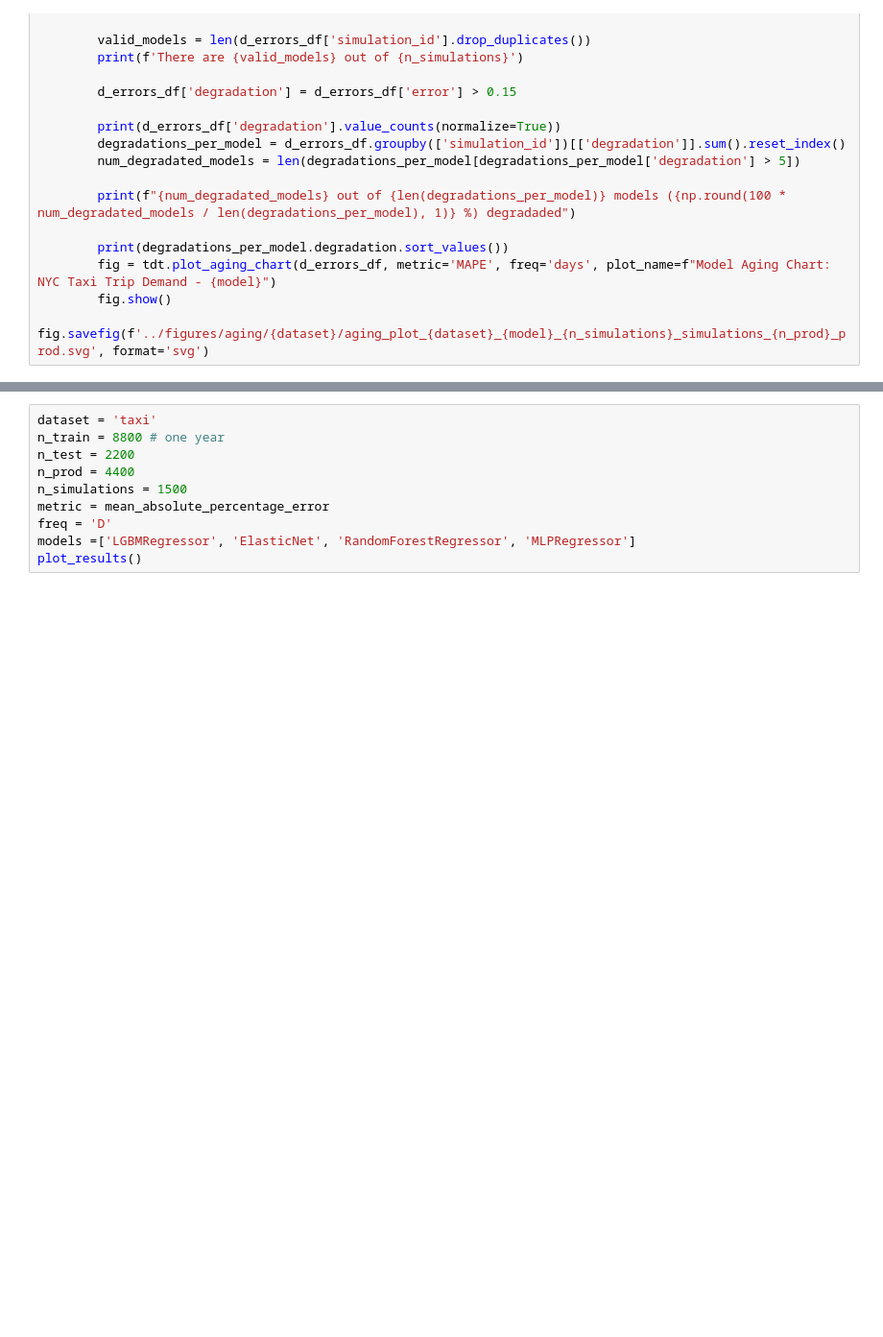
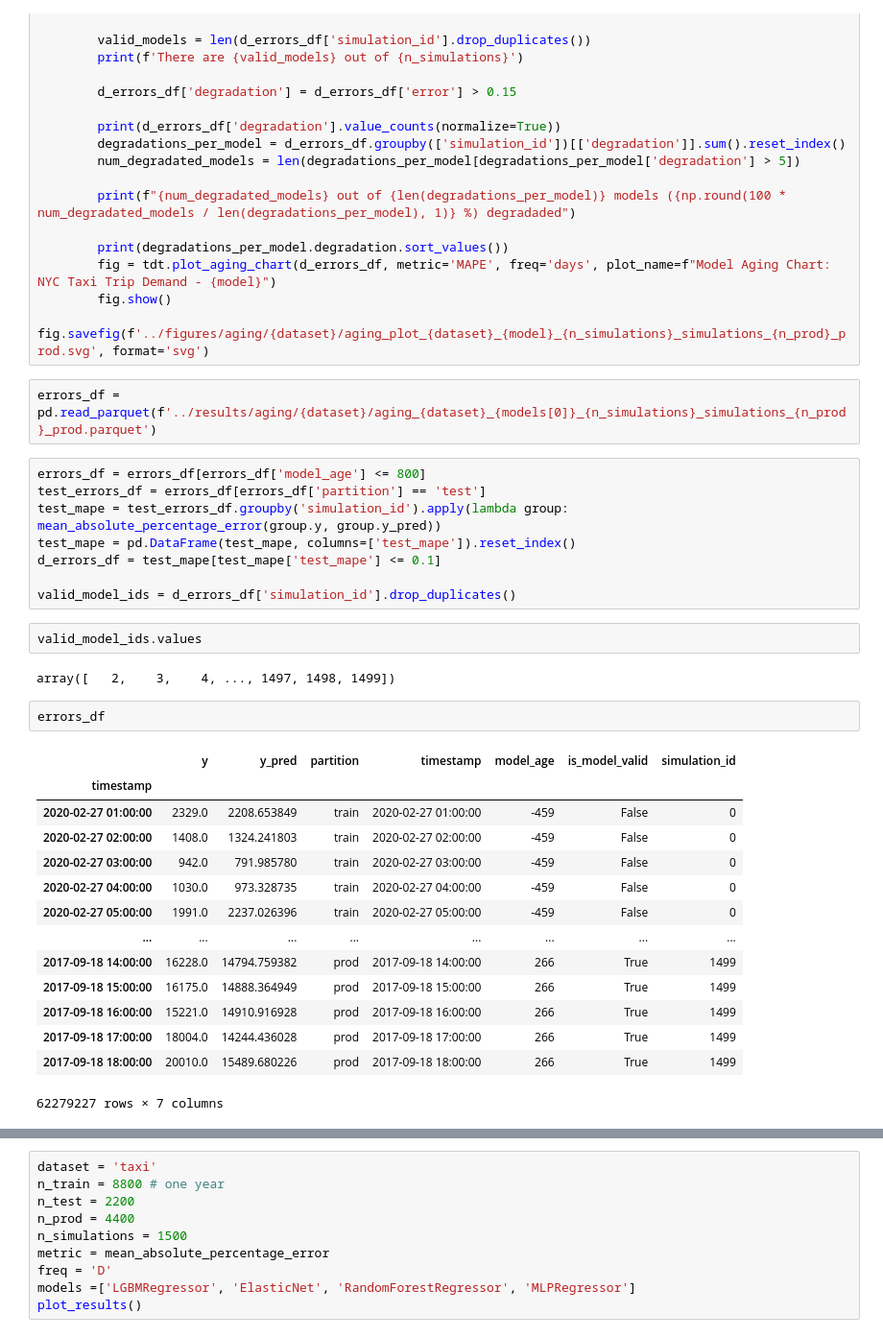
Before and after one commit to santiviquez/ageml, a Jupyter notebook: notebooks/taxi_process_aging_results.ipynb, the cells around one changed output, grey strips where cells are left out. Shown at 96% size. Saved outputs shown, nothing was run; the diff lists cells and outputs as text; blank space fills up the shorter version.

```diff
--- a/notebooks/taxi_process_aging_results.ipynb
+++ b/notebooks/taxi_process_aging_results.ipynb
@@ -38,3 +38,34 @@ def plot_results():
         fig = tdt.plot_aging_chart(d_errors_df, metric='MAPE', freq='days', plot_name=f"Model Aging Chart: NYC Taxi Trip Demand - {model}")
         fig.show()
         fig.savefig(f'../figures/aging/{dataset}/aging_plot_{dataset}_{model}_{n_simulations}_simulations_{n_prod}_prod.svg', format='svg')
+# %%
+errors_df = pd.read_parquet(f'../results/aging/{dataset}/aging_{dataset}_{models[0]}_{n_simulations}_simulations_{n_prod}_prod.parquet')
+# %%
+errors_df = errors_df[errors_df['model_age'] <= 800]
+test_errors_df = errors_df[errors_df['partition'] == 'test']
+test_mape = test_errors_df.groupby('simulation_id').apply(lambda group: mean_absolute_percentage_error(group.y, group.y_pred))
+test_mape = pd.DataFrame(test_mape, columns=['test_mape']).reset_index()
+d_errors_df = test_mape[test_mape['test_mape'] <= 0.1]
+
+valid_model_ids = d_errors_df['simulation_id'].drop_duplicates()
+# %%
+valid_model_ids.values
+# %% [output]
+array([   2,    3,    4, ..., 1497, 1498, 1499])
+# %%
+errors_df
+# %% [output]
+|  | y | y_pred | partition | timestamp | model_age | is_model_valid | simulation_id |
+| timestamp |  |  |  |  |  |  |  |
+| 2020-02-27 01:00:00 | 2329.0 | 2208.653849 | train | 2020-02-27 01:00:00 | -459 | False | 0 |
+| 2020-02-27 02:00:00 | 1408.0 | 1324.241803 | train | 2020-02-27 02:00:00 | -459 | False | 0 |
+| 2020-02-27 03:00:00 | 942.0 | 791.985780 | train | 2020-02-27 03:00:00 | -459 | False | 0 |
+| 2020-02-27 04:00:00 | 1030.0 | 973.328735 | train | 2020-02-27 04:00:00 | -459 | False | 0 |
+| 2020-02-27 05:00:00 | 1991.0 | 2237.026396 | train | 2020-02-27 05:00:00 | -459 | False | 0 |
+| ... | ... | ... | ... | ... | ... | ... | ... |
+| 2017-09-18 14:00:00 | 16228.0 | 14794.759382 | prod | 2017-09-18 14:00:00 | 266 | True | 1499 |
+| 2017-09-18 15:00:00 | 16175.0 | 14888.364949 | prod | 2017-09-18 15:00:00 | 266 | True | 1499 |
+| 2017-09-18 16:00:00 | 15221.0 | 14910.916928 | prod | 2017-09-18 16:00:00 | 266 | True | 1499 |
+| 2017-09-18 17:00:00 | 18004.0 | 14244.436028 | prod | 2017-09-18 17:00:00 | 266 | True | 1499 |
+| 2017-09-18 18:00:00 | 20010.0 | 15489.680226 | prod | 2017-09-18 18:00:00 | 266 | True | 1499 |
+62279227 rows × 7 columns
```
Also changed, not shown: parts of 1 cell of this notebook, 4 other files.
